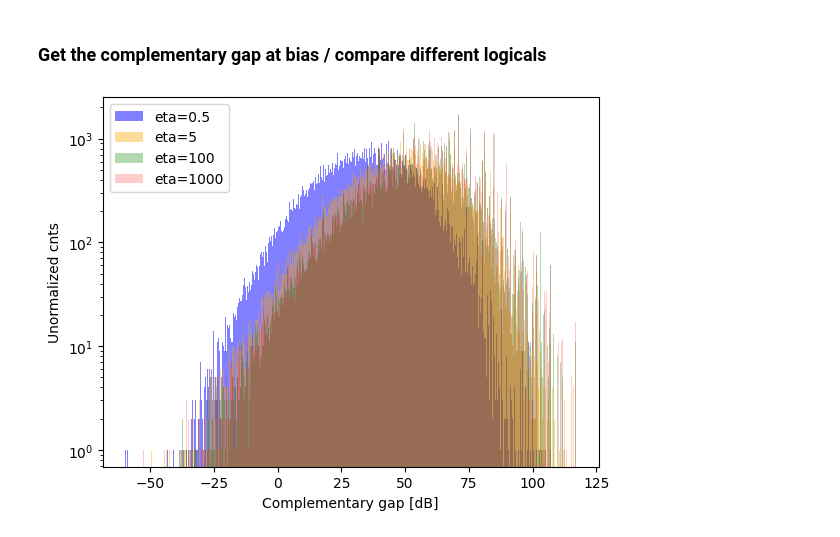
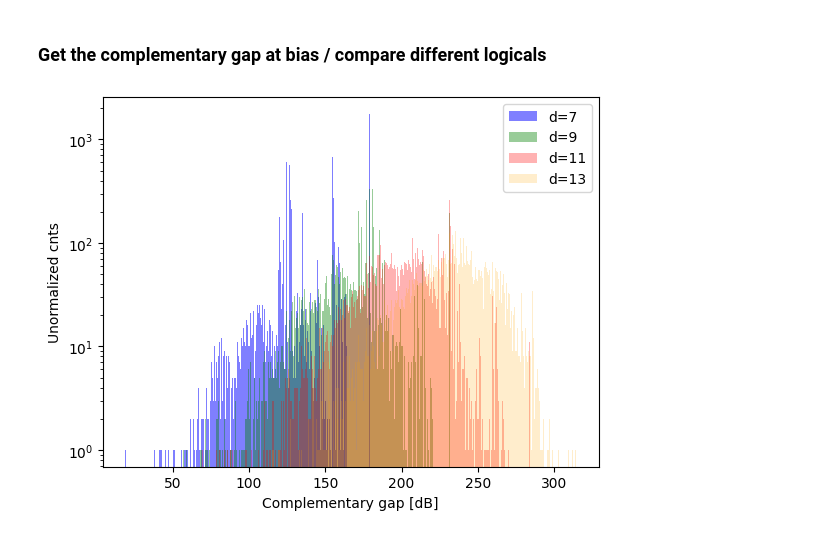
Before and after one commit to acatspirit/correlated_error_biased_noise, a Jupyter notebook: surface_code_circuit_scratch.ipynb, the cells around one changed output. Cells and saved outputs as stored; diff of their text form; code cells hidden in the pictures.

```diff
--- a/surface_code_circuit_scratch.ipynb
+++ b/surface_code_circuit_scratch.ipynb
@@ -3532,50 +3565,51 @@ from compass_code_correlated_error import CorrelatedDecoder
 from clifford_deformed_cc_circuit import CDCompassCodeCircuit
 import matplotlib.pyplot as plt
 
-# ds = [5,7,9,11]
-d = 7
-l=2
-etas = [0.5,5,100,1000]
+ds = [7,9,11,13]
+d=11
+l=4
+etas = [0.5,5,500]
 eta = 0.5
 CD_type = "SC"
-colors = ['blue','orange','green','red']
+colors = ['blue','green','red','orange']
 alphas = [0.5,0.4,0.3,0.2]
 cnt=0
-mem_type="Z"
-# for d in ds:
-for eta in etas:
+mem_type="X"
+for d in ds:
+# for eta in etas:
 
     circuit_obj = CDCompassCodeCircuit(d,l,eta,mem_type)
     corr_decoder = CorrelatedDecoder(eta,d,l,"CORR_XZ", mem_type=mem_type)
 
     rds                         = d
     p                           = 0.001
-    pG                          = 0.01
-    num_shots                   = 10**5
+    pG                          = 0.001
+    num_shots                   = 10**4
     circuit                     = circuit_obj.make_elongated_circuit_from_parity(before_measure_flip=p, before_measure_pauli_channel=0, after_clifford_depolarization=pG,
                                                          before_round_data_pauli_channel=0, between_round_idling_pauli_channel=p, idling_dephasing=0,
                                                          CD_type = CD_type)
     sampler                     = circuit.compile_detector_sampler()
     detection_events, obs_flips = sampler.sample(shots=num_shots,separate_observables=True)
 
     dem = circuit.detector_error_model(decompose_errors=True, flatten_loops=True, approximate_disjoint_errors=True)
     # matching = Matching.from_detector_error_model(dem)
 
     # xlb_nodes,xrb_nodes,zlb_nodes,zrb_nodes = corr_decoder.get_LB_RB_nodes(dem)
 
     # _,Signed_Gap,_ = get_complementary_gap_my_SC(matching,detection_events,obs_flips,zlb_nodes,zrb_nodes)
     gap,Signed_Gap,_ = corr_decoder.get_complementary_gap(dem, detection_events, obs_flips)
-    # plt.hist(Signed_Gap,bins=200,color=colors[cnt],label=f"d={d}",alpha=alphas[cnt])
-    plt.hist(Signed_Gap,bins=500,color=colors[cnt],label=f"eta={eta}",alpha=alphas[cnt])
+    # plt.hist(Signed_Gap,bins=200,color=colors[cnt],label=f"eta={eta}",alpha=alphas[cnt])
+    plt.hist(Signed_Gap,bins=500,color=colors[cnt],label=f"d={d}",alpha=alphas[cnt])
 
     plt.xlabel('Complementary gap [dB]')
     plt.ylabel('Unormalized cnts')
     plt.legend()
     cnt+=1
 
 
 plt.yscale('log')
+plt.show()
 # %% [output]
-[figure, old version]
+[figure, new version]
 # %%
 # try comparing different logicals for comp gap
```
Also changed, not shown: parts of 4 cells of this notebook, 4 other files.
